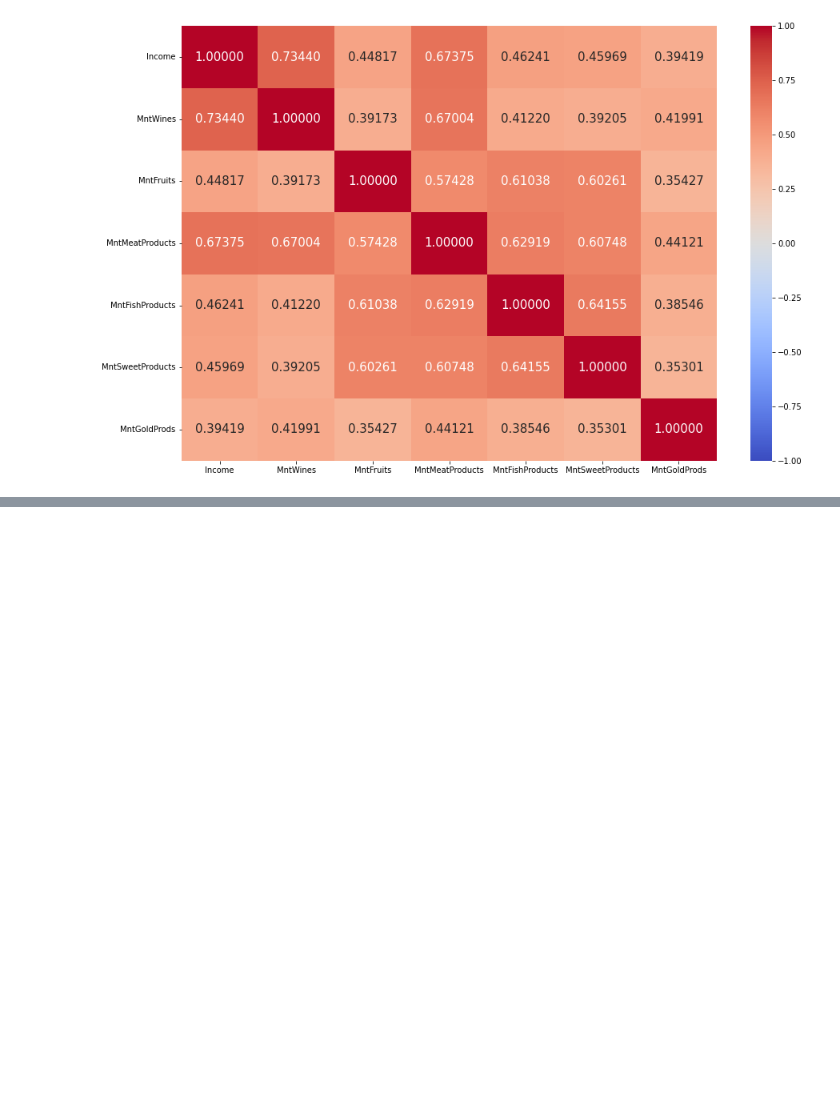
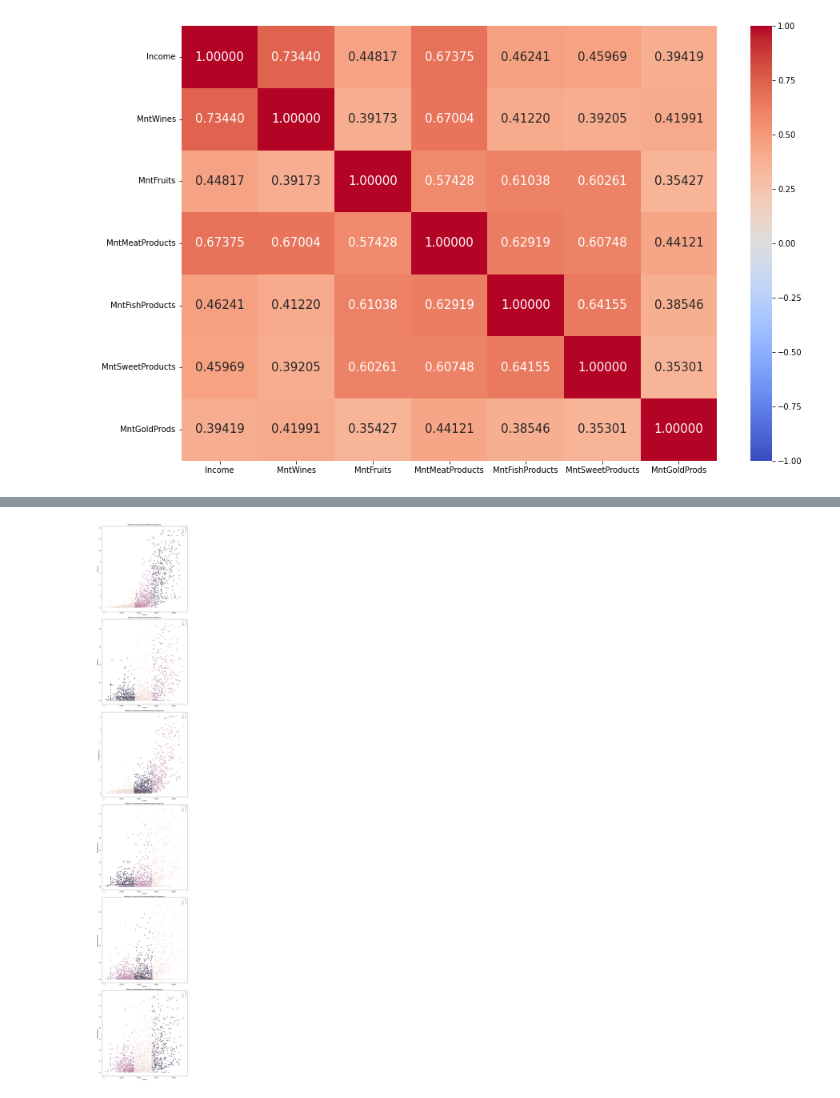
Before and after one commit to dcjh/1015_Mini_Project, a Jupyter notebook: Income_EDA.ipynb, the cells around one changed output, grey strips where cells are left out. Drawn from its saved outputs; the diff is of its cells as text; code cells hidden in the pictures; blank space fills up the shorter version.

```diff
--- a/Income_EDA.ipynb
+++ b/Income_EDA.ipynb
@@ -133,0 +162,16 @@ sb.heatmap(income_cleaned.corr(), vmin = -1, vmax = 1, annot = True, fmt = ".5f"
+# %%
+f, axes = plt.subplots(6, figsize=(10,60))
+
+kmeans = KMeans(n_clusters =  3)
+
+for i in range(len(data)):
+    kmeans.fit(data[i])
+    sb.scatterplot(data = income_cleaned, x = "Income", y = income_cleaned.columns[i + 1], hue=kmeans.labels_, ax=axes[i])
+    axes[i].set_title(f'KMeans Clustering for {income_cleaned.columns[i + 1]} Response')
+    axes[i].set_xlabel("Income")
+    axes[i].set_ylabel(income_cleaned.columns[i + 1])
+
+plt.tight_layout()
+plt.show()
+# %% [output]
+[figure, added]
```
Also changed, not shown: parts of 3 cells of this notebook.
